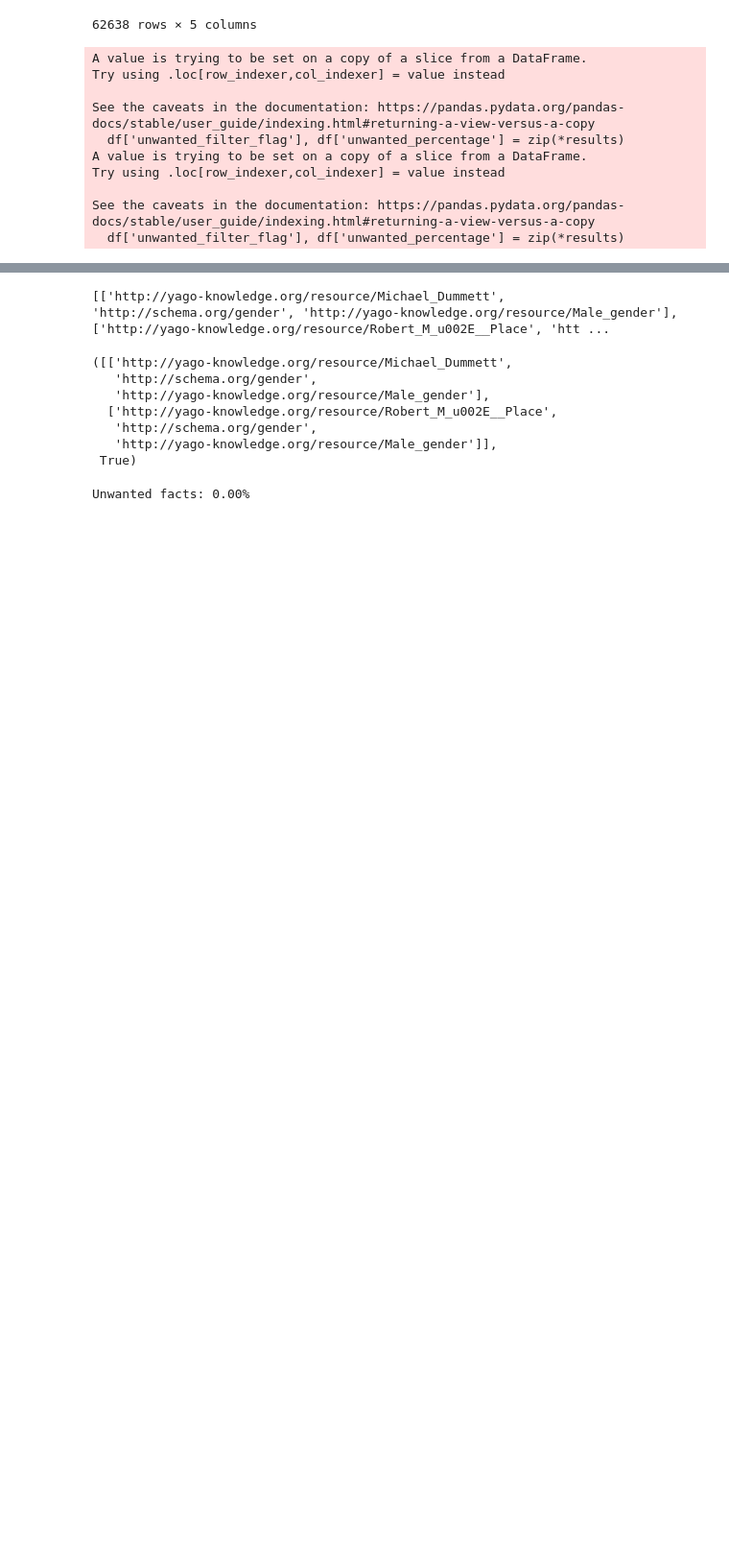
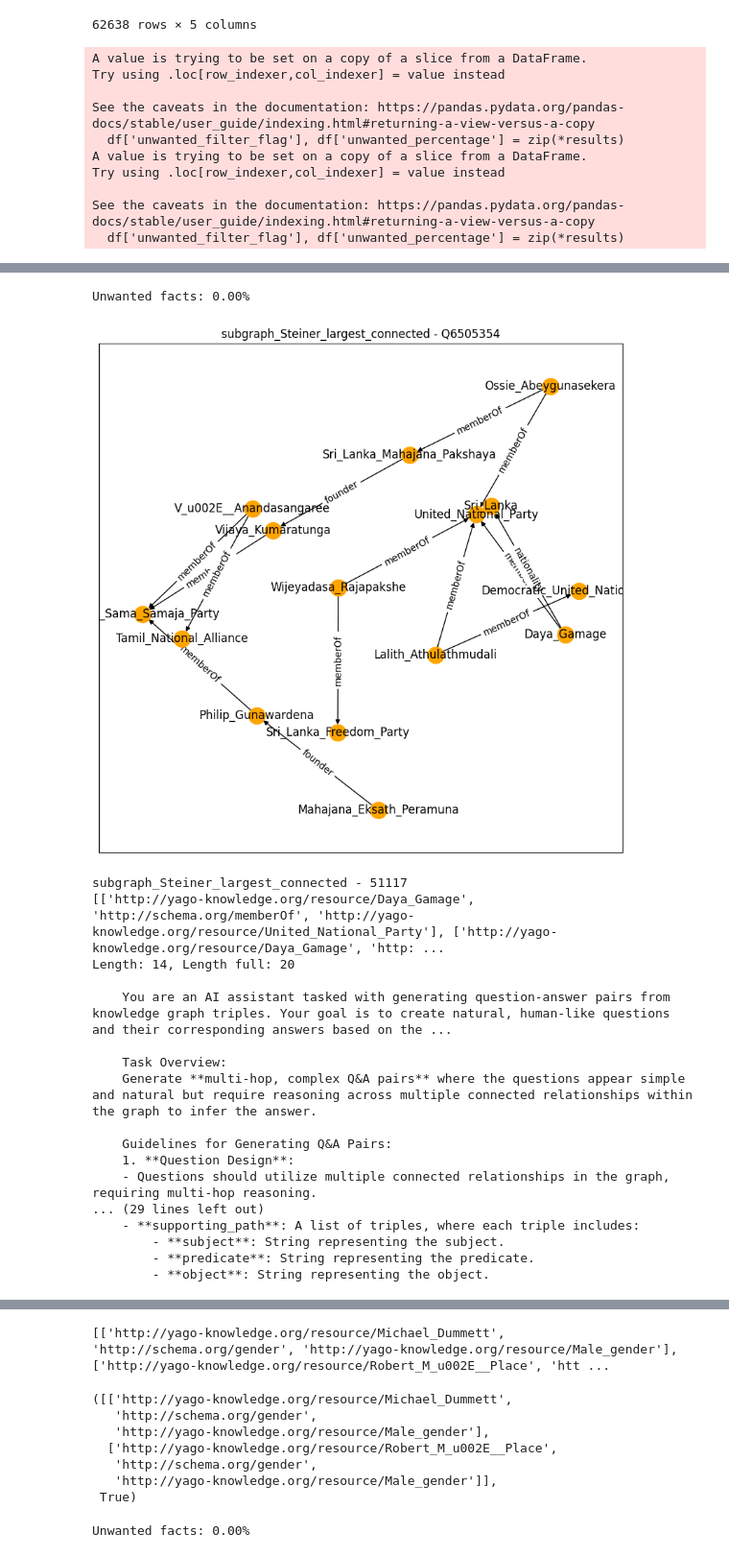
Before and after one commit to PreetamDammu/ClaimBenchKG, a Jupyter notebook: yago/adhoc_tasks.ipynb, the cells around one changed output, grey strips where cells are left out. Shown at 96% size. Saved outputs shown, nothing was run; the diff lists cells and outputs as text; code cells hidden in the pictures; blank space fills up the shorter version.

```diff
--- a/yago/adhoc_tasks.ipynb
+++ b/yago/adhoc_tasks.ipynb
@@ -371,2 +370,38 @@ rdf_new[:50000]
 # %%
-rdf = rdf_new[:50000]
+rdf = rdf_new[:20000]
+# %%
+idx = 97
+graph = create_graph_from_triples(rdf.iloc[idx]['subgraph_Steiner_largest_connected'])
+
+unwanted_flag, unwanted_perc = check_unwanted_facts(rdf.iloc[idx]['subgraph_Steiner_largest_connected'])
+print(f"Unwanted facts: {unwanted_perc:.2f}%")
+
+plot_graph_with_simplified_labels(graph, f'subgraph_Steiner_largest_connected - {keys[idx]}')
+print(f"subgraph_Steiner_largest_connected - {rdf.iloc[idx]['QID']}")
+print(rdf.iloc[idx]['subgraph_Steiner_largest_connected'])
+print(f"Length: {len(rdf.iloc[idx]['subgraph_Steiner_largest_connected'])}, Length full: {len(rdf.iloc[idx]['subgraph_Steiner'])}")
+
+readable_triples = prune_triples(rdf.iloc[idx]['subgraph_Steiner_largest_connected'])
+
+prompt = format_prompt(readable_triples)
+print(prompt)
+# %% [output]
+Unwanted facts: 0.00%
+[figure, added]
+subgraph_Steiner_largest_connected - 51117
+[['http://yago-knowledge.org/resource/Daya_Gamage', 'http://schema.org/memberOf', 'http://yago-knowledge.org/resource/United_National_Party'], ['http://yago-knowledge.org/resource/Daya_Gamage', 'http: ...
+Length: 14, Length full: 20
+
+    You are an AI assistant tasked with generating question-answer pairs from knowledge graph triples. Your goal is to create natural, human-like questions and their corresponding answers based on the ...
+
+    Task Overview:
+    Generate **multi-hop, complex Q&A pairs** where the questions appear simple and natural but require reasoning across multiple connected relationships within the graph to infer the answer.
+
+    Guidelines for Generating Q&A Pairs:
+    1. **Question Design**:
+    - Questions should utilize multiple connected relationships in the graph, requiring multi-hop reasoning.
+... (29 lines left out)
+    - **supporting_path**: A list of triples, where each triple includes:
+        - **subject**: String representing the subject.
+        - **predicate**: String representing the predicate.
+        - **object**: String representing the object.
```
Also changed, not shown: parts of 12 cells of this notebook, 6 other files.
